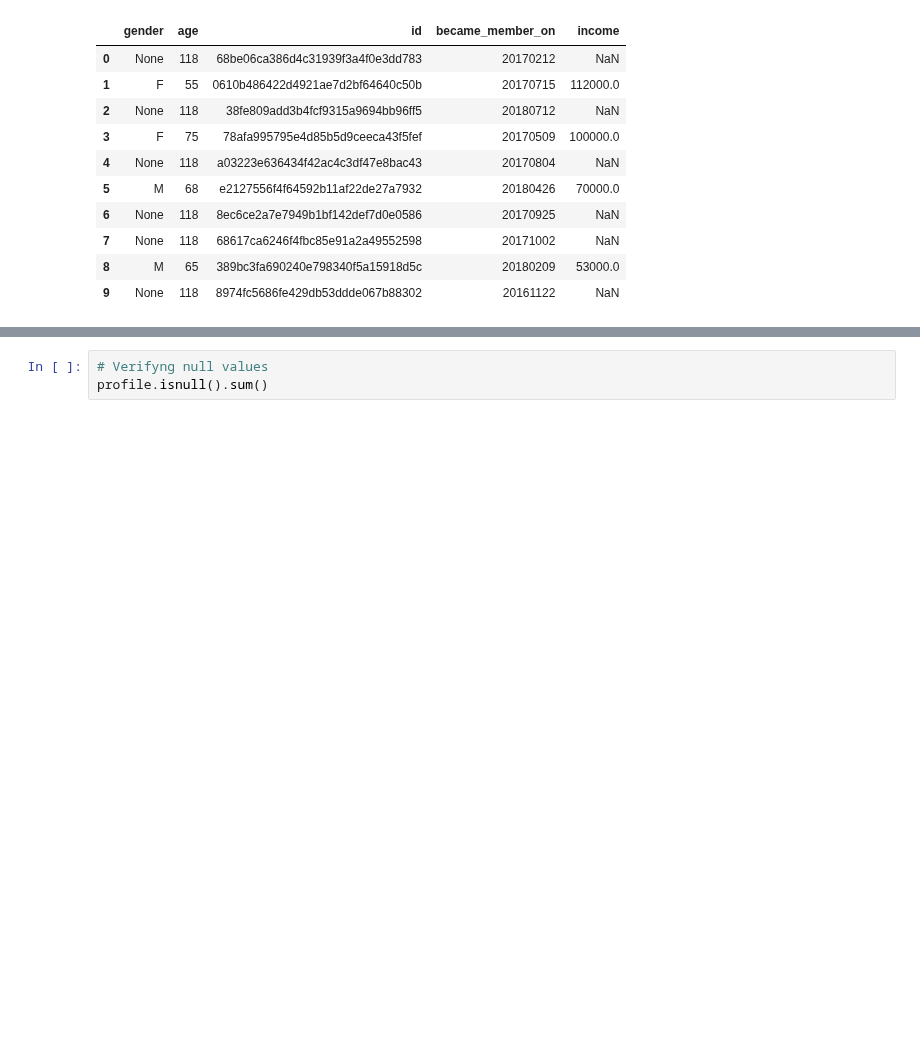
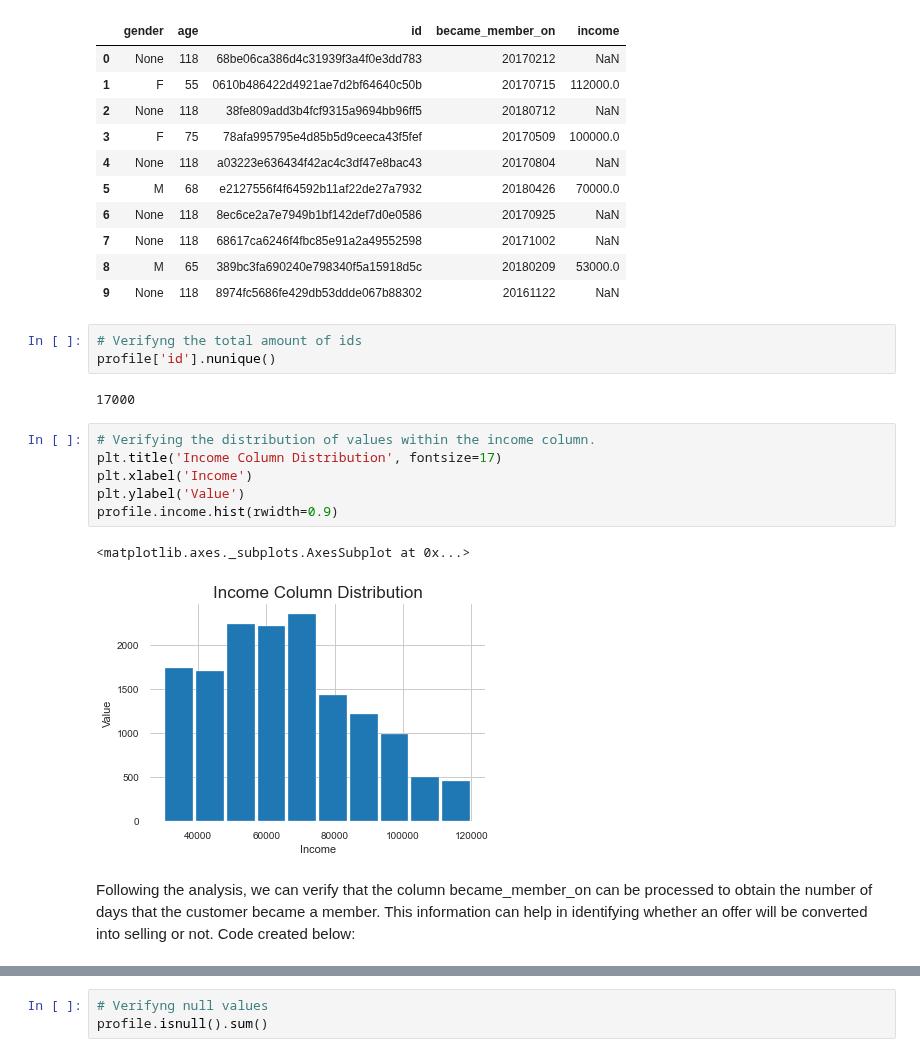
Before and after one commit to HenriqueMartinsPrado/Data-Scientist-Nano-Degree-Udacity, a Jupyter notebook: Capstone Project/StartBucks Project/Starbucks_Capstone_notebook.ipynb, the cells around one changed output, grey strips where cells are left out. Cells and saved outputs as stored; diff of their text form; blank space fills up the shorter version.

```diff
--- a/Capstone Project/StartBucks Project/Starbucks_Capstone_notebook.ipynb
+++ b/Capstone Project/StartBucks Project/Starbucks_Capstone_notebook.ipynb
@@ -171,3 +171,19 @@ profile.head(10)
 | 7 | None | 118 | 68617ca6246f4fbc85e91a2a49552598 | 20171002 | NaN |
 | 8 | M | 65 | 389bc3fa690240e798340f5a15918d5c | 20180209 | 53000.0 |
 | 9 | None | 118 | 8974fc5686fe429db53ddde067b88302 | 20161122 | NaN |
+# %%
+# Verifyng the total amount of ids
+profile['id'].nunique()
+# %% [output]
+17000
+# %%
+# Verifying the distribution of values within the income column.
+plt.title('Income Column Distribution', fontsize=17)
+plt.xlabel('Income')
+plt.ylabel('Value')
+profile.income.hist(rwidth=0.9)
+# %% [output]
+<matplotlib.axes._subplots.AxesSubplot at 0x...>
+[figure, added]
+# %% [markdown]
+Following the analysis, we can verify that the column became_member_on can be processed to obtain the number of days that the customer became a member. This information can help in identifying whether an offer will be converted into selling or not. Code created below:
```
Also changed, not shown: parts of 13 cells of this notebook.
